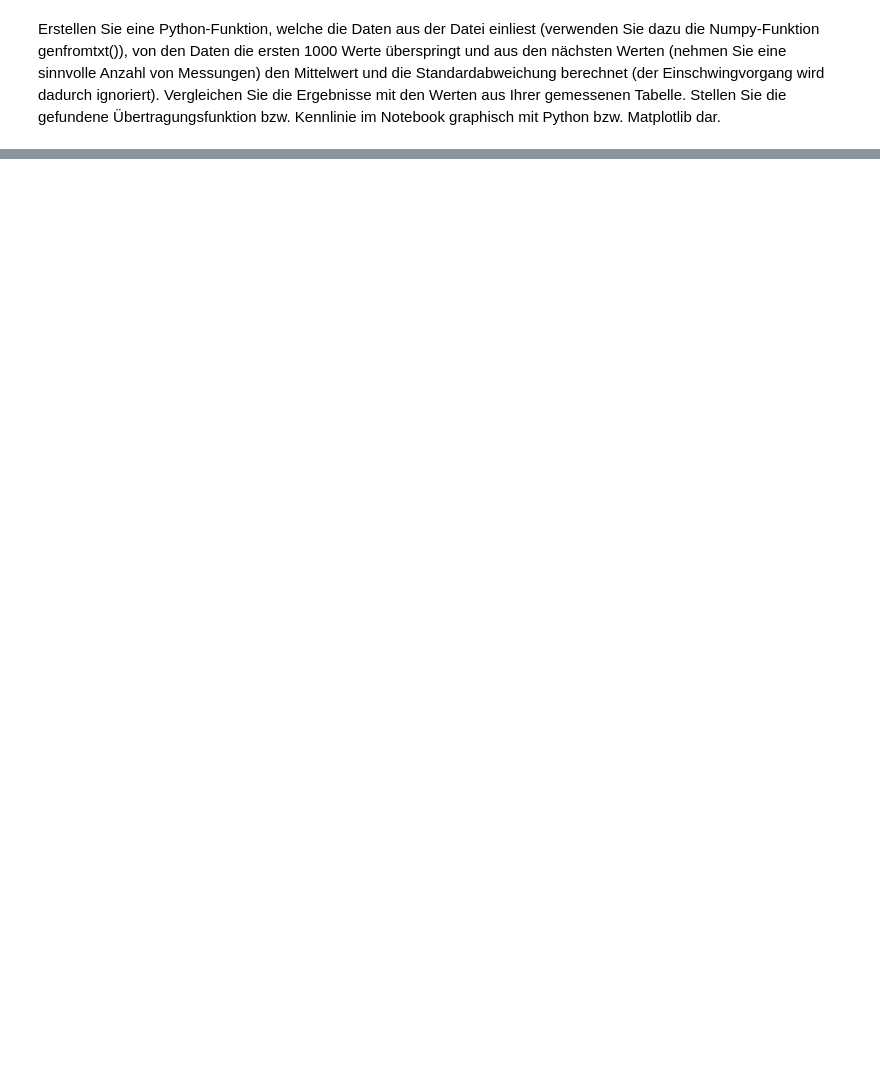
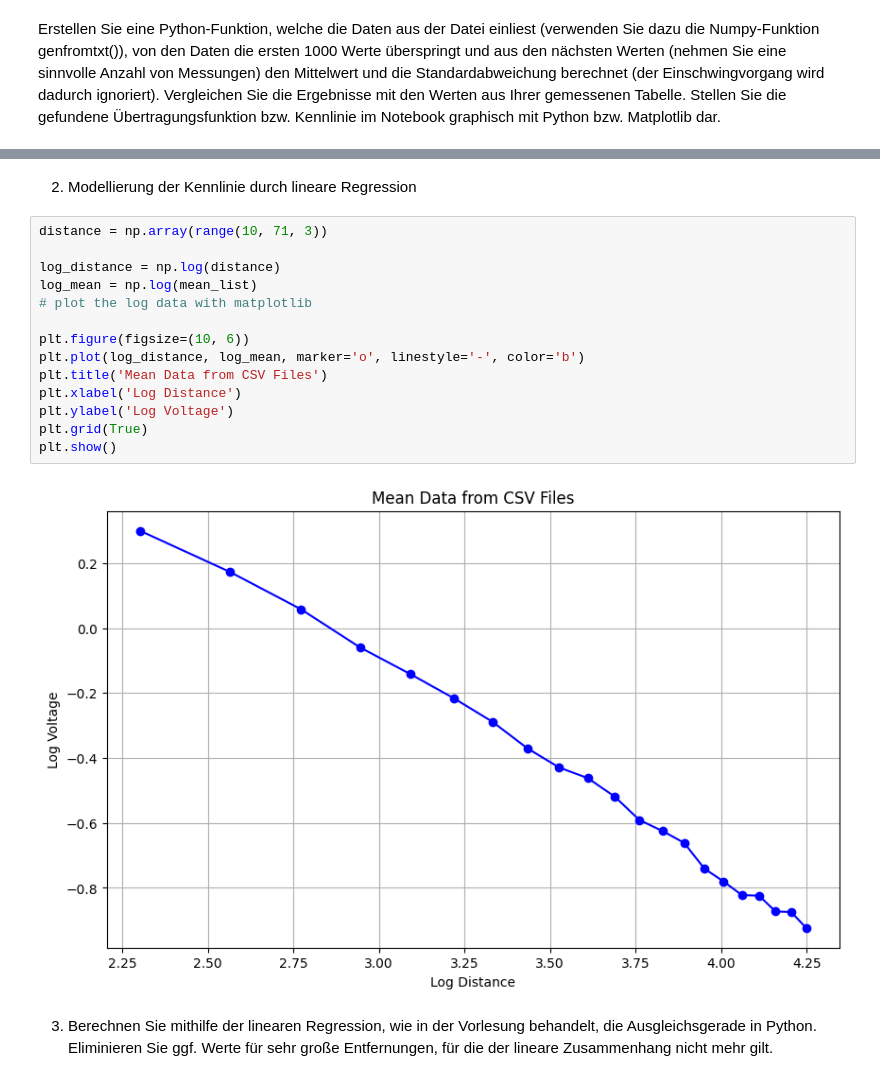
Before and after one commit to schmidtale/SSS_aufgaben, a Jupyter notebook: Versuch1.ipynb, the cells around one changed output, grey strips where cells are left out. Saved outputs shown, nothing was run; the diff lists cells and outputs as text; blank space fills up the shorter version.

```diff
--- a/Versuch1.ipynb
+++ b/Versuch1.ipynb
@@ -17,0 +74,22 @@ def read_data():
+# %% [markdown]
+ 2. Modellierung der Kennlinie durch lineare Regression
+# %%
+distance = np.array(range(10, 71, 3))
+
+log_distance = np.log(distance)
+log_mean = np.log(mean_list)
+# plot the log data with matplotlib
+
+plt.figure(figsize=(10, 6))
+plt.plot(log_distance, log_mean, marker='o', linestyle='-', color='b')
+plt.title('Mean Data from CSV Files')
+plt.xlabel('Log Distance')
+plt.ylabel('Log Voltage')
+plt.grid(True)
+plt.show()
+# %% [output]
+[figure, added]
+# %% [markdown]
+ 3. Berechnen Sie mithilfe der linearen Regression, wie in der Vorlesung behandelt, die
+ Ausgleichsgerade in Python. Eliminieren Sie ggf. Werte für sehr große Entfernungen,
+ für die der lineare Zusammenhang nicht mehr gilt.
```
Also changed, not shown: parts of 2 cells of this notebook, 2 other files.
